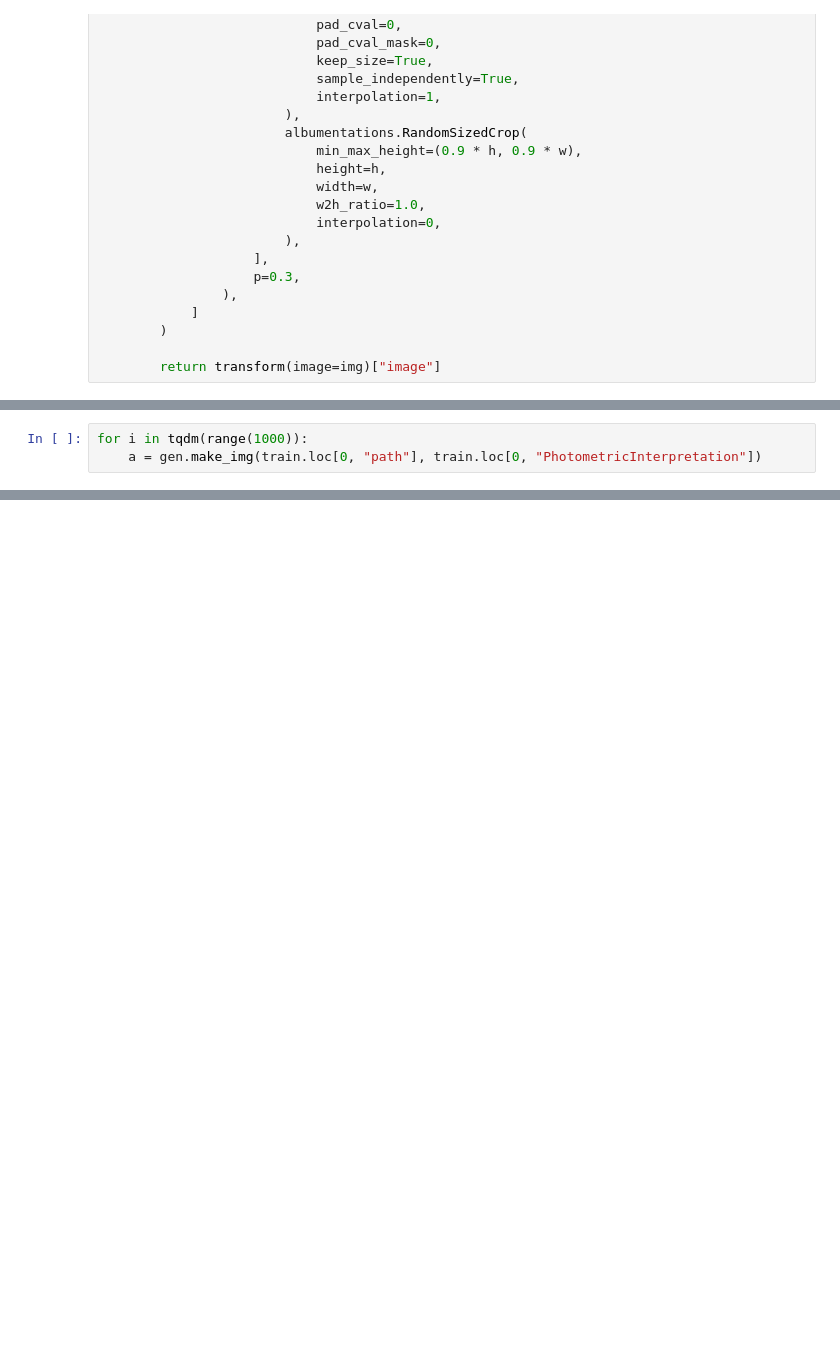
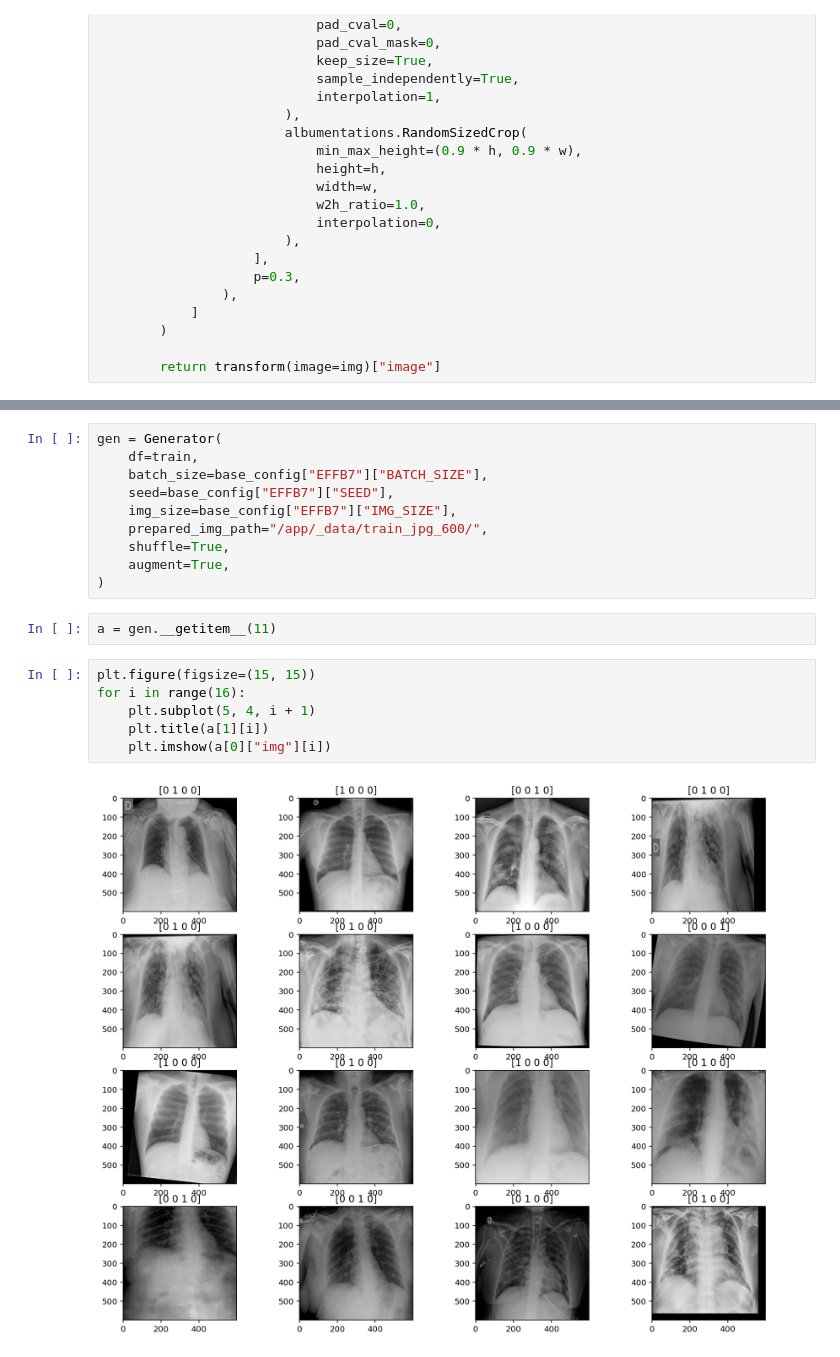
Before and after one commit to ntatanko/kaggle_covid, a Jupyter notebook: src/generator.ipynb, the cells around one changed output, grey strips where cells are left out. Drawn from its saved outputs; the diff is of its cells as text; blank space fills up the shorter version.

```diff
--- a/src/generator.ipynb
+++ b/src/generator.ipynb
@@ -258,3 +293,0 @@ plt.imshow(a)
-# %%
-for i in tqdm(range(1000)):
-    a = gen.make_img(train.loc[0, "path"], train.loc[0, "PhotometricInterpretation"])
@@ -279,0 +475,20 @@ np.stack([a, a, a], axis=-1).shape
+# %%
+gen = Generator(
+    df=train,
+    batch_size=base_config["EFFB7"]["BATCH_SIZE"],
+    seed=base_config["EFFB7"]["SEED"],
+    img_size=base_config["EFFB7"]["IMG_SIZE"],
+    prepared_img_path="/app/_data/train_jpg_600/",
+    shuffle=True,
+    augment=True,
+)
+# %%
+a = gen.__getitem__(11)
+# %%
+plt.figure(figsize=(15, 15))
+for i in range(16):
+    plt.subplot(5, 4, i + 1)
+    plt.title(a[1][i])
+    plt.imshow(a[0]["img"][i])
+# %% [output]
+[figure, added]
```
Also changed, not shown: parts of 25 cells of this notebook, 6 other files.
